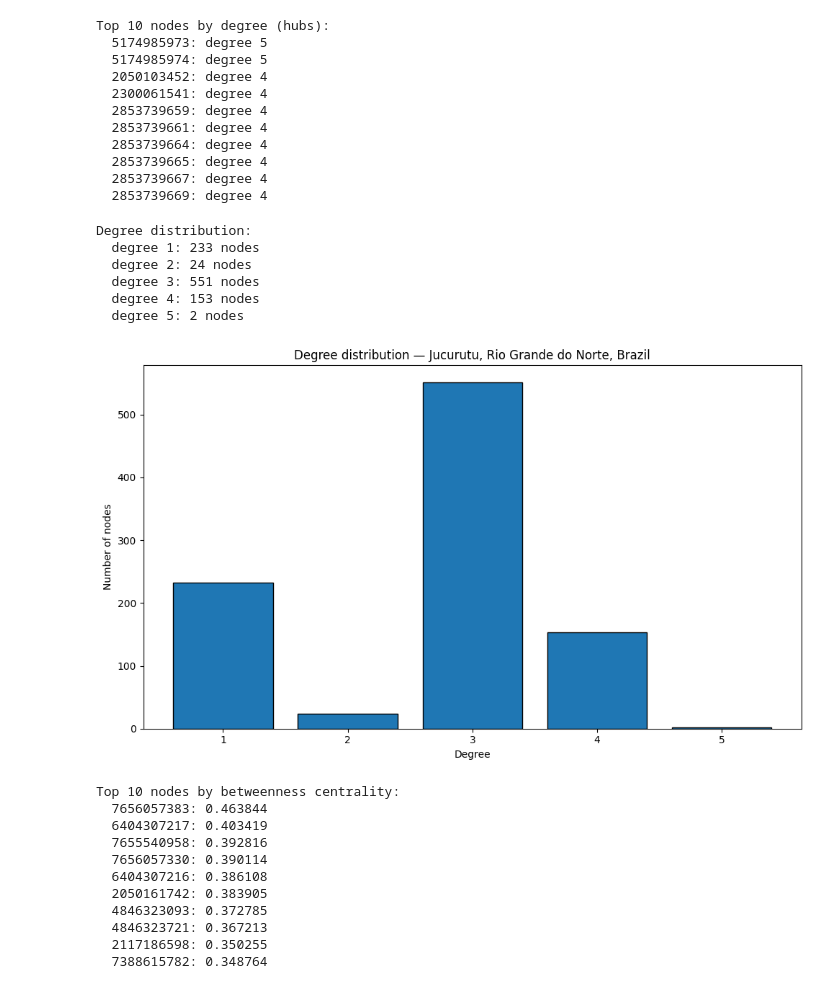
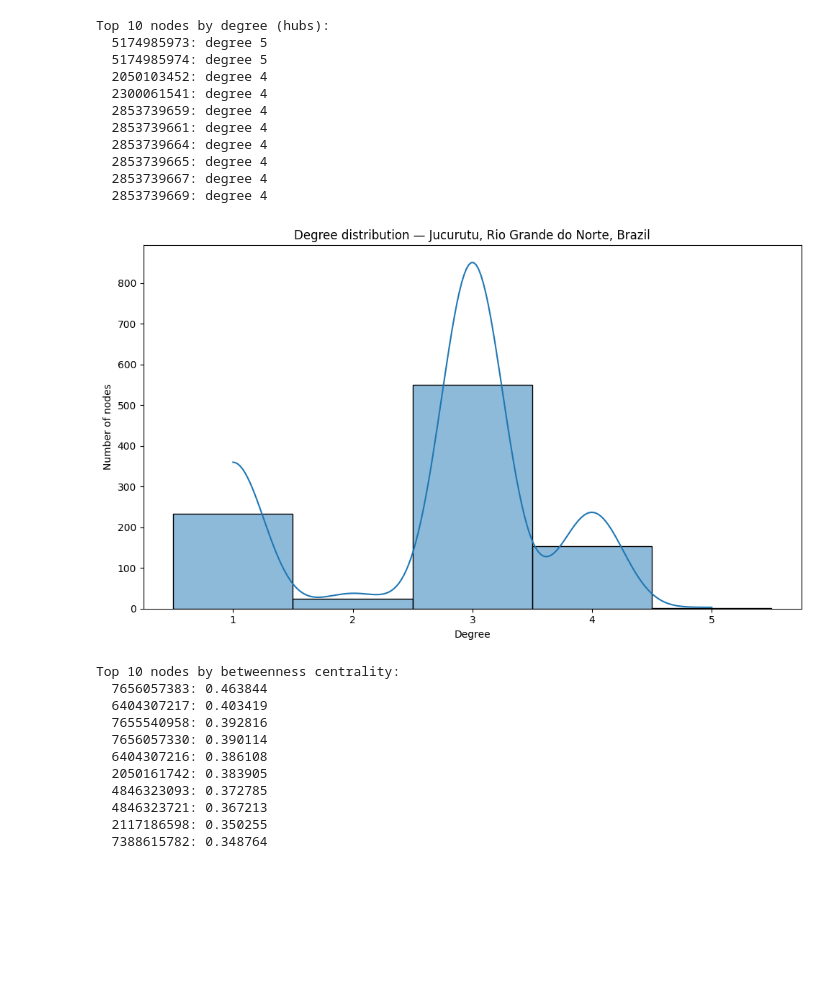
Before and after one commit to jpxx-arts/jucurutu, a Jupyter notebook: project2.ipynb, the cells around one changed output. Saved outputs shown, nothing was run; the diff lists cells and outputs as text; code cells hidden in the pictures; blank space fills up the shorter version.

```diff
--- a/project2.ipynb
+++ b/project2.ipynb
@@ -89,33 +96,30 @@ Top 10 nodes by degree (hubs):
 # %%
 # Degree distribution: number of nodes per degree value.
 # Road networks typically have a very narrow degree range (most intersections
 # connect 3 or 4 streets), in contrast to scale-free networks such as the web,
 # where a heavy tail of high-degree hubs dominates.
 
-import matplotlib.pyplot as plt
-
-degree_counts = Counter(degree_dict.values())
-
-print("Degree distribution:")
-for deg in sorted(degree_counts):
-    print(f"  degree {deg}: {degree_counts[deg]} nodes")
+degrees = list(degree_dict.values())
 
 plt.figure(figsize=(10, 6))
-plt.bar(degree_counts.keys(), degree_counts.values(), edgecolor="black")
+
+sns.histplot(
+    degrees,
+    binwidth=1,
+    binrange=(min(degrees)-0.5, max(degrees)+0.5),
+    kde=True
+)
+
+plt.xticks(range(min(degrees), max(degrees) + 1))
+
 plt.xlabel("Degree")
 plt.ylabel("Number of nodes")
 plt.title(f"Degree distribution — {place}")
+
 plt.tight_layout()
-plt.savefig("outputs/degree_distribution.png", dpi=150)
 plt.show()
 # %% [output]
-Degree distribution:
-  degree 1: 233 nodes
-  degree 2: 24 nodes
-  degree 3: 551 nodes
-  degree 4: 153 nodes
-  degree 5: 2 nodes
-[figure, old version]
+[figure, new version]
 # %%
 # Betweenness centrality: fraction of all-pairs shortest paths that pass
 # through each node. High betweenness reveals routing bottlenecks — nodes the
```
Also changed, not shown: parts of 6 cells of this notebook, 3 other files.
